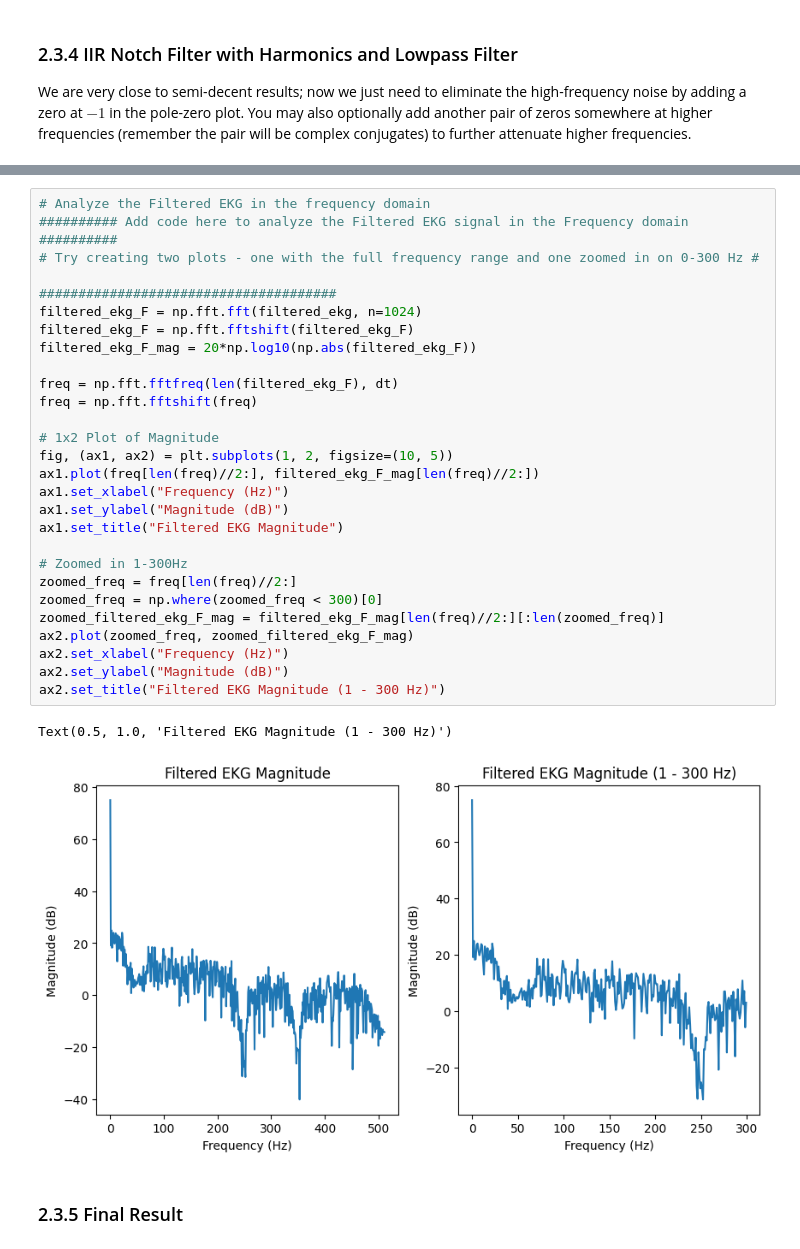
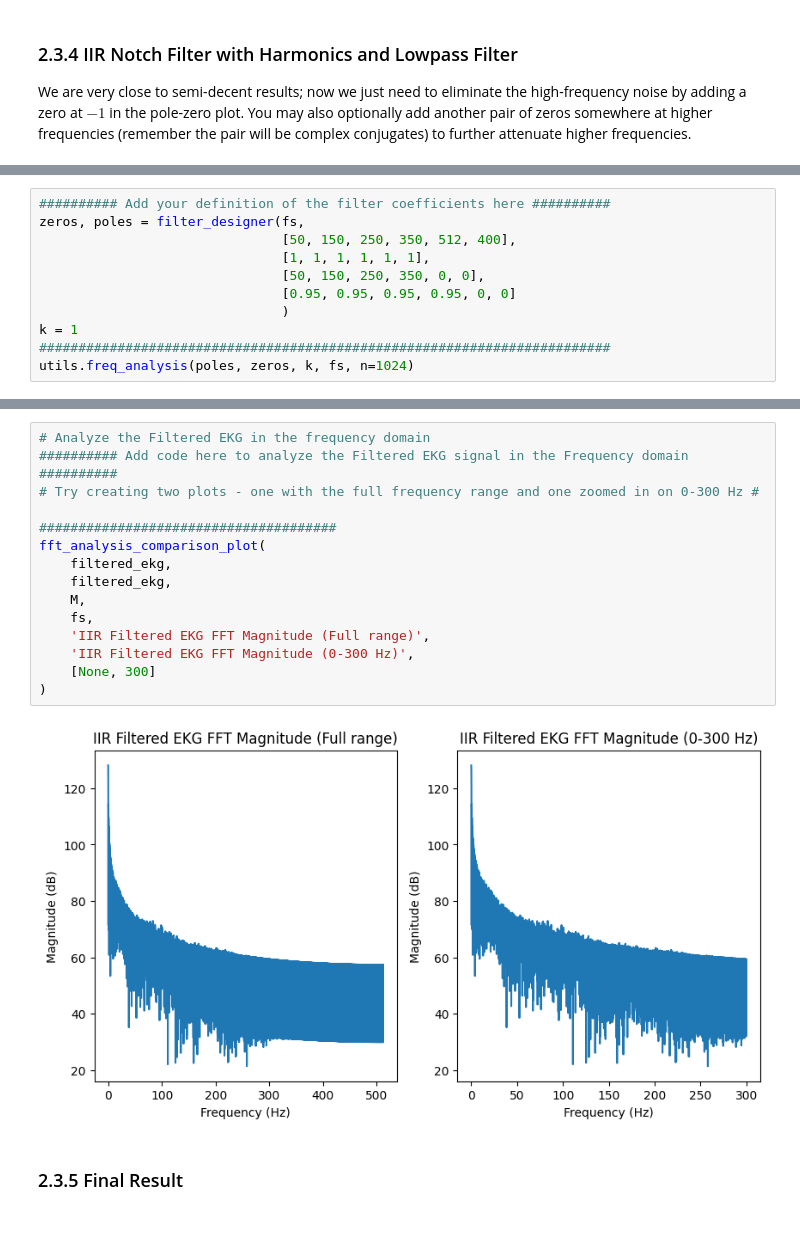
Before and after one commit to anderson-truong/ECE113-Filter-Design, a Jupyter notebook: hw7.ipynb, the cells around one changed output, grey strips where cells are left out. Drawn from its saved outputs; the diff is of its cells as text.

```diff
--- a/hw7.ipynb
+++ b/hw7.ipynb
@@ -525,0 +511,11 @@ utils.freq_analysis(poles, zeros, k, fs, n=1024)
+# %%
+########## Add your definition of the filter coefficients here ##########
+zeros, poles = filter_designer(fs,
+                               [50, 150, 250, 350, 512, 400],
+                               [1, 1, 1, 1, 1, 1],
+                               [50, 150, 250, 350, 0, 0],
+                               [0.95, 0.95, 0.95, 0.95, 0, 0]
+                               )
+k = 1
+#########################################################################
+utils.freq_analysis(poles, zeros, k, fs, n=1024)
@@ -548,34 +547,20 @@ plt.legend(loc='lower right')
 # %%
 # Analyze the Filtered EKG in the frequency domain
 ########## Add code here to analyze the Filtered EKG signal in the Frequency domain ##########
 # Try creating two plots - one with the full frequency range and one zoomed in on 0-300 Hz #
 
 ######################################
-filtered_ekg_F = np.fft.fft(filtered_ekg, n=1024)
-filtered_ekg_F = np.fft.fftshift(filtered_ekg_F)
-filtered_ekg_F_mag = 20*np.log10(np.abs(filtered_ekg_F))
-
-freq = np.fft.fftfreq(len(filtered_ekg_F), dt)
-freq = np.fft.fftshift(freq)
-
-# 1x2 Plot of Magnitude
-fig, (ax1, ax2) = plt.subplots(1, 2, figsize=(10, 5))
-ax1.plot(freq[len(freq)//2:], filtered_ekg_F_mag[len(freq)//2:])
-ax1.set_xlabel("Frequency (Hz)")
-ax1.set_ylabel("Magnitude (dB)")
-ax1.set_title("Filtered EKG Magnitude")
-
-# Zoomed in 1-300Hz
-zoomed_freq = freq[len(freq)//2:]
-zoomed_freq = np.where(zoomed_freq < 300)[0]
-zoomed_filtered_ekg_F_mag = filtered_ekg_F_mag[len(freq)//2:][:len(zoomed_freq)]
-ax2.plot(zoomed_freq, zoomed_filtered_ekg_F_mag)
-ax2.set_xlabel("Frequency (Hz)")
-ax2.set_ylabel("Magnitude (dB)")
-ax2.set_title("Filtered EKG Magnitude (1 - 300 Hz)")
+fft_analysis_comparison_plot(
+    filtered_ekg,
+    filtered_ekg,
+    M,
+    fs,
+    'IIR Filtered EKG FFT Magnitude (Full range)',
+    'IIR Filtered EKG FFT Magnitude (0-300 Hz)',
+    [None, 300]
+)
 # %% [output]
-Text(0.5, 1.0, 'Filtered EKG Magnitude (1 - 300 Hz)')
-[figure, old version]
+[figure, new version]
 # %% [markdown]
 ### 2.3.5 Final Result
 # %%
```
Also changed, not shown: parts of 26 cells of this notebook.
